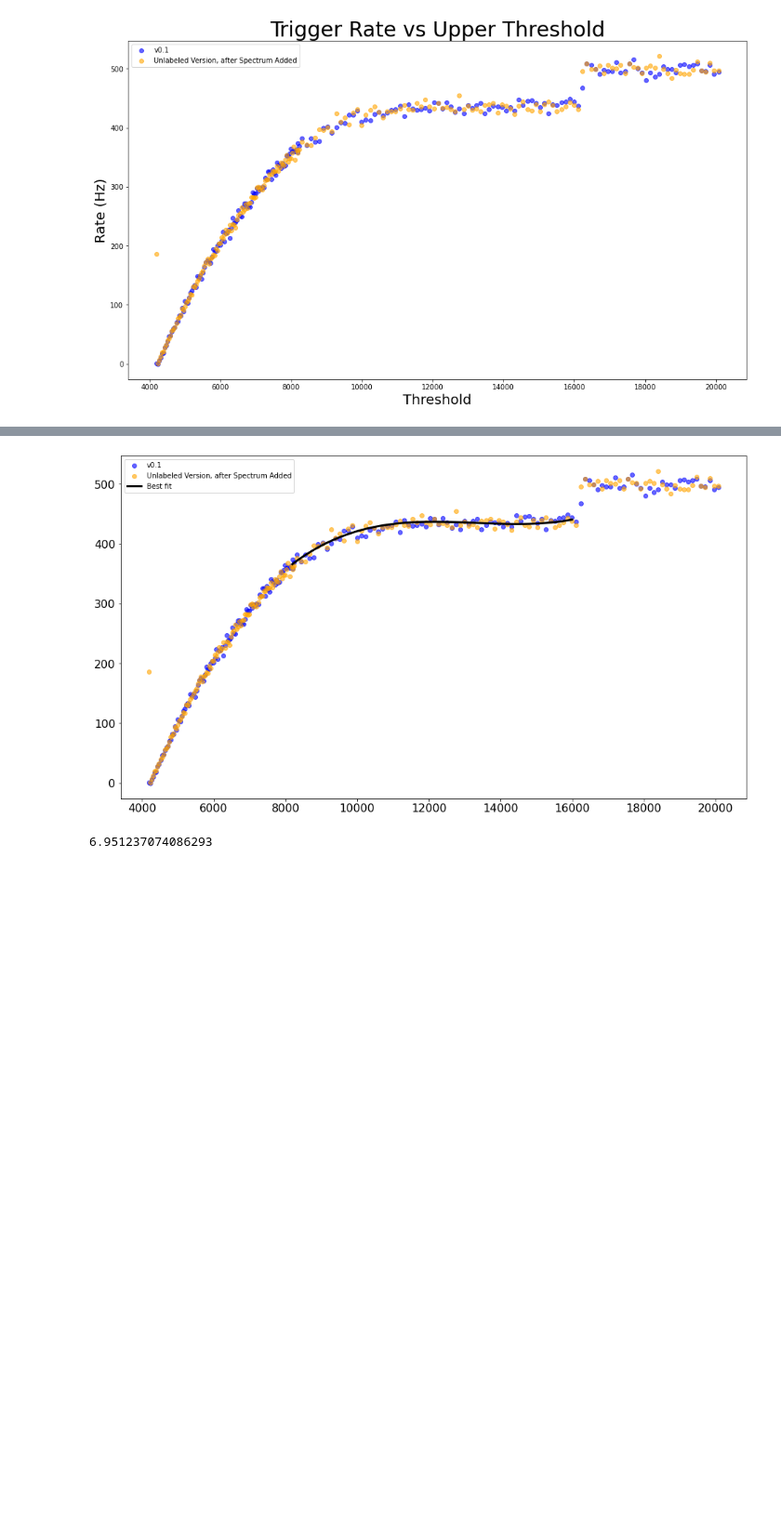
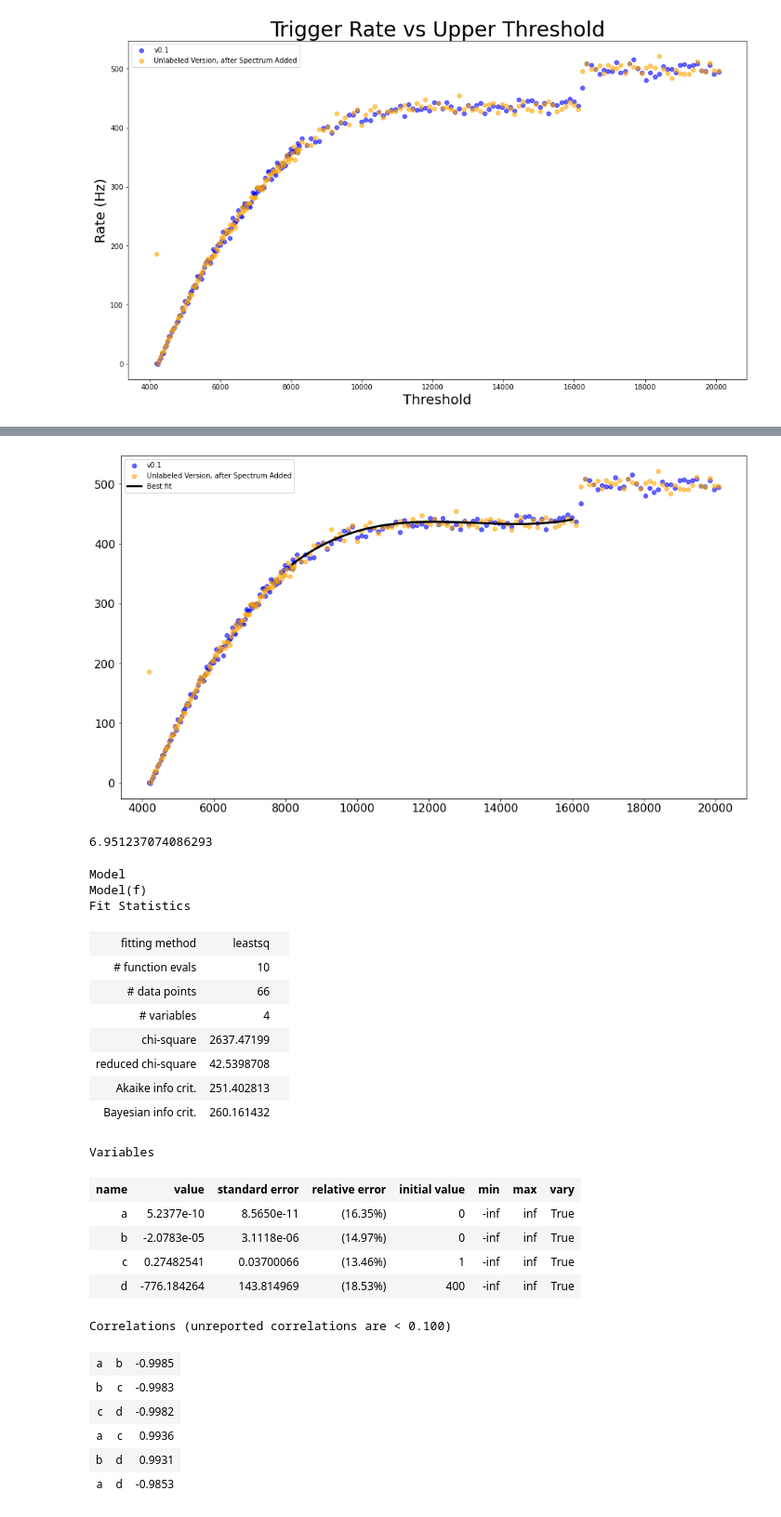
Before and after one commit to villano-lab/R76Firmware, a Jupyter notebook: plots/Troubleshoot.ipynb, the cells around one changed output, grey strips where cells are left out. Shown: that part at 93% size. Cells and saved outputs as stored; diff of their text form; code cells hidden in the pictures; blank space fills up the shorter version.

```diff
--- a/plots/Troubleshoot.ipynb
+++ b/plots/Troubleshoot.ipynb
@@ -61,25 +86,45 @@ plt.plot(thresh_hi[thresh_hi<16000],fitted(thresh_hi[thresh_hi<16000]),label='Be
 
 plt.legend()
 plt.show()
+
+print(fitted(15760)-fitted(10760))
 # %% [output]
 [figure]
+6.951237074086293
-# %%
-print(fitted(15760)-fitted(10760))
-# %% [output]
-6.951237074086293
 # %%
-import lmfit as lf
-
-def f(x,a,b,c,d):
-    return a*x**3+b*x**2+c*x+d
-
 l_mod = lf.Model(f)
 params = l_mod.make_params(a=0,b=0,c=1,d=400)
 l_fit = l_mod.fit(rate_1h[thresh_hi<16000],params,x=thresh_hi[thresh_hi<16000])
 l_dict = l_fit.best_values
-l_fit
+
 def fitted(x):
     return l_dict['a']*x**3 + l_dict['b']*x**2 + l_dict['c']*x + l_dict['d']
+l_fit
+# %% [output]
+Model
+Model(f)
+Fit Statistics
+| fitting method | leastsq |  |
+| # function evals | 10 |  |
+| # data points | 66 |  |
+| # variables | 4 |  |
+| chi-square | 2637.47199 |  |
+| reduced chi-square | 42.5398708 |  |
+| Akaike info crit. | 251.402813 |  |
+| Bayesian info crit. | 260.161432 |  |
+Variables
+| name | value | standard error | relative error | initial value | min | max | vary |
+| a | 5.2377e-10 | 8.5650e-11 | (16.35%) | 0 | -inf | inf | True |
+| b | -2.0783e-05 | 3.1118e-06 | (14.97%) | 0 | -inf | inf | True |
+| c | 0.27482541 | 0.03700066 | (13.46%) | 1 | -inf | inf | True |
+| d | -776.184264 | 143.814969 | (18.53%) | 400 | -inf | inf | True |
+Correlations (unreported correlations are < 0.100)
+| a | b | -0.9985 |
+| b | c | -0.9983 |
+| c | d | -0.9982 |
+| a | c | 0.9936 |
+| b | d | 0.9931 |
+| a | d | -0.9853 |
 # %%
 plt.figure(figsize=(16,9))
 
```
Also changed, not shown: parts of 3 cells of this notebook, 5 other files.
